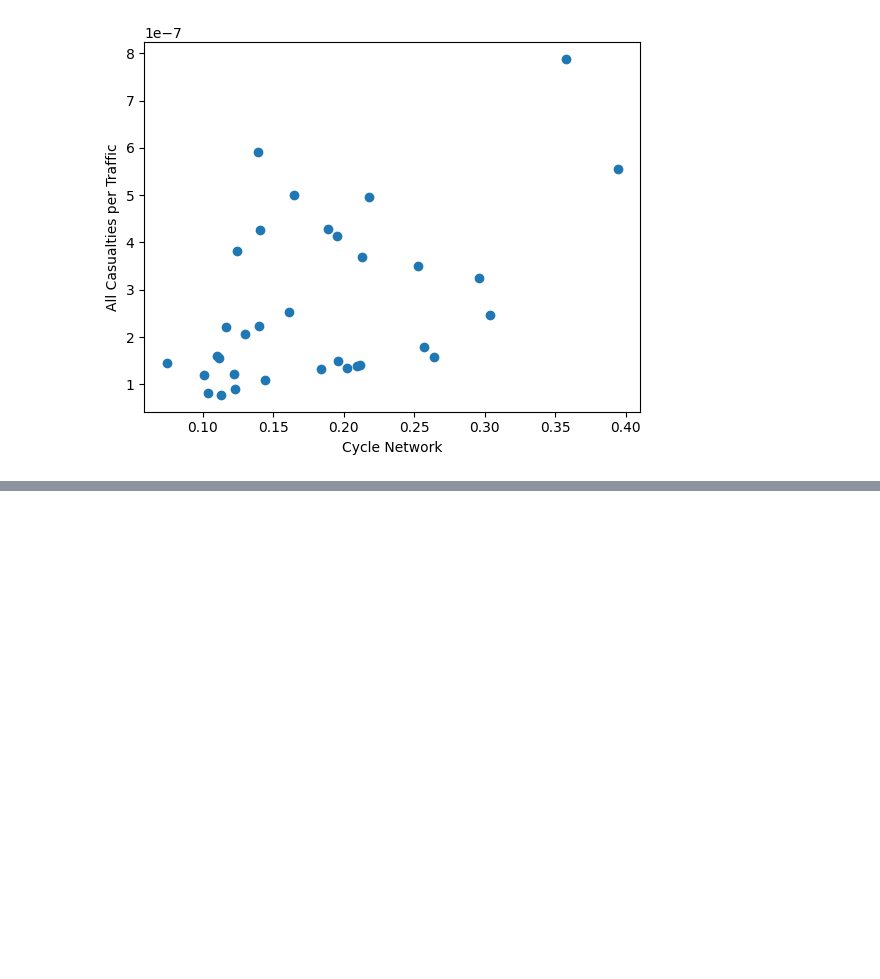
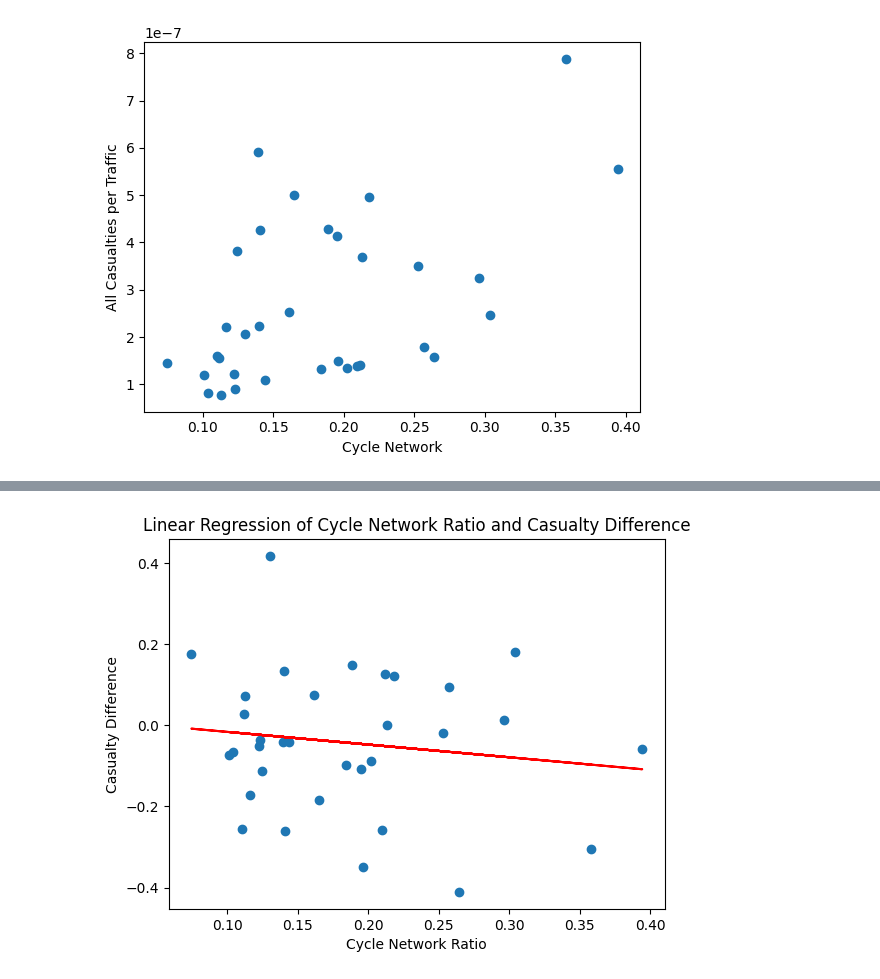
Before and after one commit to sokimura39/CUSP_Data_Dive, a Jupyter notebook: cycling_infrastructure.ipynb, the cells around one changed output, grey strips where cells are left out. Saved outputs shown, nothing was run; the diff lists cells and outputs as text; code cells hidden in the pictures; blank space fills up the shorter version.

```diff
--- a/cycling_infrastructure.ipynb
+++ b/cycling_infrastructure.ipynb
@@ -649,0 +735,25 @@ plt.plot()
+# %%
+# run linear regression
+model = sm.OLS(boroughs_cycle_data['casualty_difference'], sm.add_constant(boroughs_cycle_data['cycle_network_ratio']))
+results = model.fit()
+
+plt.scatter(
+    x = boroughs_cycle_data['cycle_network_ratio'],
+    y = boroughs_cycle_data['casualty_difference']
+)
+
+# Use the predicted values from the regression for the plot
+plt.plot(
+    boroughs_cycle_data['cycle_network_ratio'], results.predict(sm.add_constant(boroughs_cycle_data['cycle_network_ratio'])),
+    color = 'red'
+)
+
+# Add labels and title
+plt.xlabel('Cycle Network Ratio')
+plt.ylabel('Casualty Difference')
+plt.title('Linear Regression of Cycle Network Ratio and Casualty Difference')
+
+# Show the plot
+plt.show()
+# %% [output]
+[figure, added]
```
Also changed, not shown: parts of 13 cells of this notebook, 3 other files.
